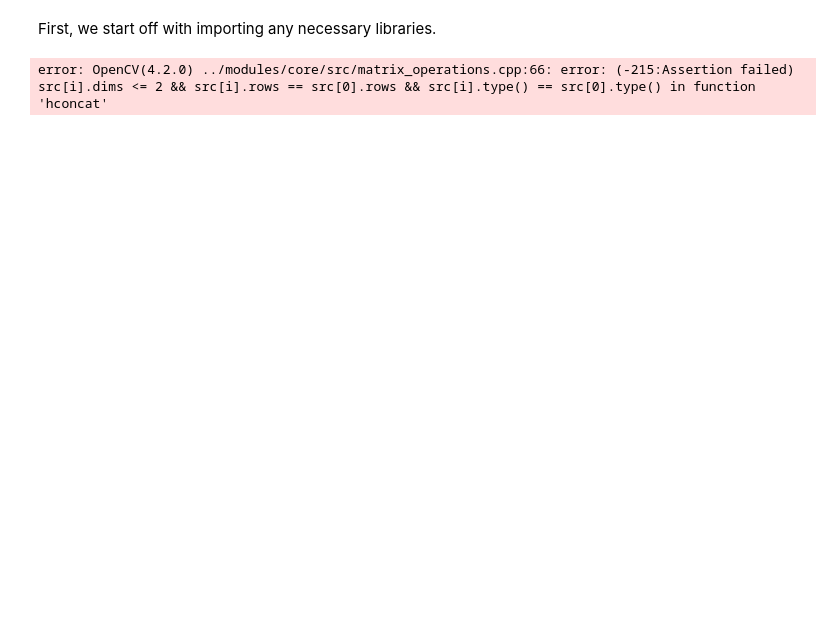
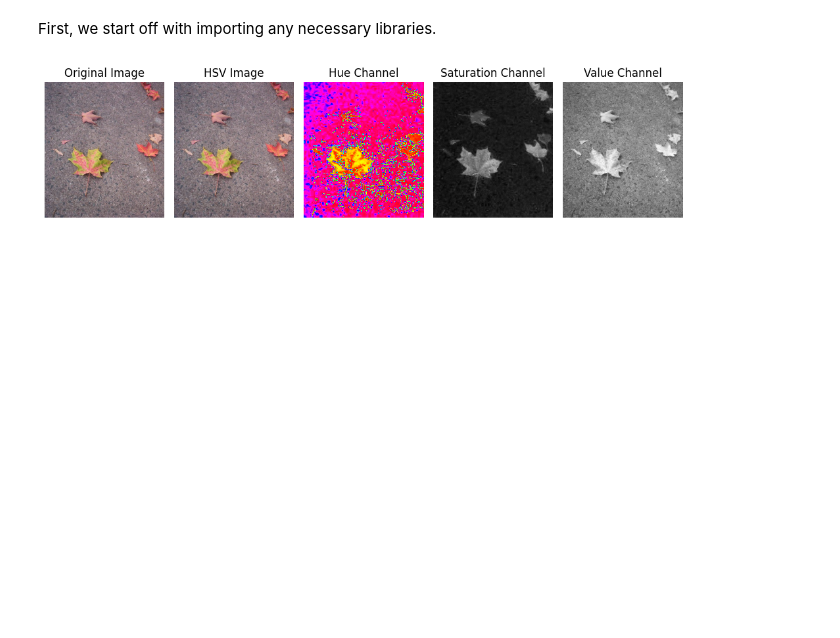
Before and after one commit to Neelxm10/cv-lab3, a Jupyter notebook: cv-lab3.ipynb, the cells around one changed output. Drawn from its saved outputs; the diff is of its cells as text; code cells hidden in the pictures; blank space fills up the shorter version.

```diff
--- a/cv-lab3.ipynb
+++ b/cv-lab3.ipynb
@@ -10,16 +10,11 @@ import random
 # %%
 ##  BIG MICH
 
-img = cv.imread('leaves.jpg')
+path = r'/home/mich/Documents/Michel/Opencv/cv-lab3/leaves.jpg'
+img = cv.imread(path)
 
-cv.imshow("image Leaves ", img)
 
 imgHSV= cv.cvtColor(img, cv.COLOR_BGR2HSV)
 imgHue = imgHSV[:, :, 0]
 imgSat = imgHSV[:, :, 1]
 imgVal= imgHSV[:, :, 2]
-
-Fenetre= cv.hconcat([imgHSV, imgHue , imgSat , imgVal])
-cv.imshow('HSV Image+ Hue Channel + Saturation Channel'+ 'Value Channel', Fenetre)
-# %% [output]
-error: OpenCV(4.2.0) ../modules/core/src/matrix_operations.cpp:66: error: (-215:Assertion failed) src[i].dims <= 2 && src[i].rows == src[0].rows && src[i].type() == src[0].type() in function 'hconcat'
@@ -28,0 +21,36 @@ Channel = np.ones(np.array(0,imgChannelSize))
+# %%
+fig, axes = plt.subplots(2, 5, figsize=(10, 10))
+
+# Original Image
+axes[0, 0].imshow(cv.cvtColor(img, cv.COLOR_BGR2RGB))
+axes[0, 0].set_title('Original Image')
+
+# HSV Image
+axes[0, 1].imshow(cv.cvtColor(imgHSV, cv.COLOR_HSV2RGB))
+axes[0, 1].set_title('HSV Image')
+
+# Hue Channel
+axes[0, 2].imshow(imgHue, cmap='hsv')
+axes[0, 2].set_title('Hue Channel')
+
+# Saturation Channel
+axes[0, 3].imshow(imgSat, cmap='gray')
+axes[0, 3].set_title('Saturation Channel')
+
+# Value Channel
+# Normalize the Value channel to be between 0 and 1
+imgVal_normalized = imgVal / 255.0
+axes[0, 4].imshow(imgVal_normalized, cmap='gray')
+axes[0, 4].set_title('Value Channel')
+
+# Remove axis labels
+for ax in axes.flatten():
+    ax.axis('off')
+
+plt.tight_layout()
+plt.show()
+
+cv.waitKey(0)
+cv.destroyAllWindows()
+# %% [output]
+[figure, added]
```
Also changed, not shown: parts of 1 cell of this notebook.
